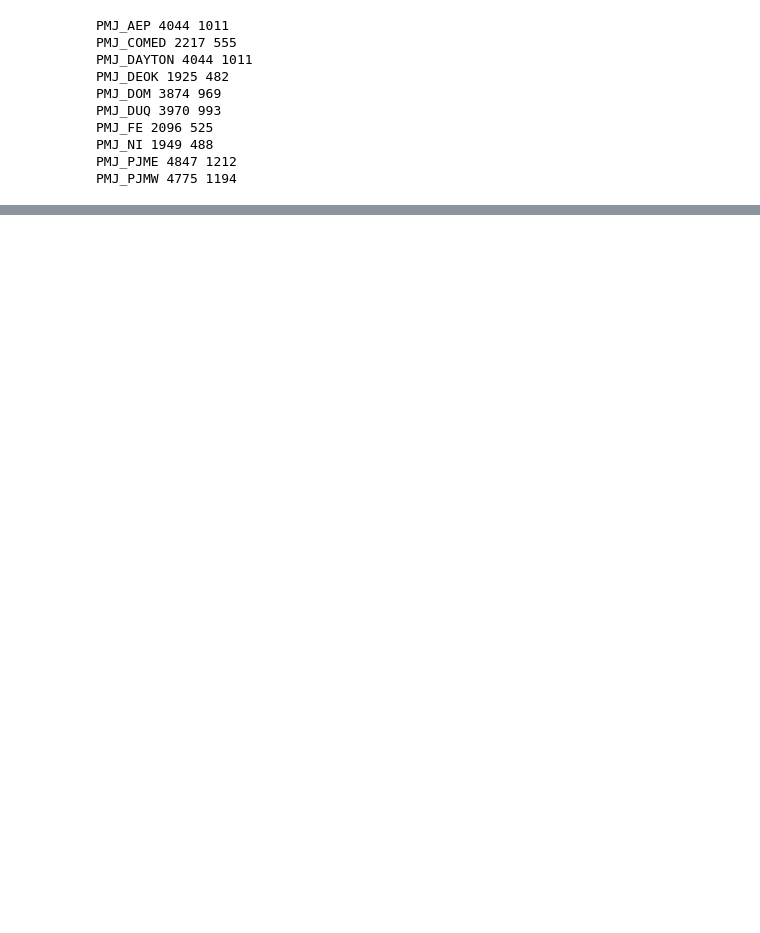
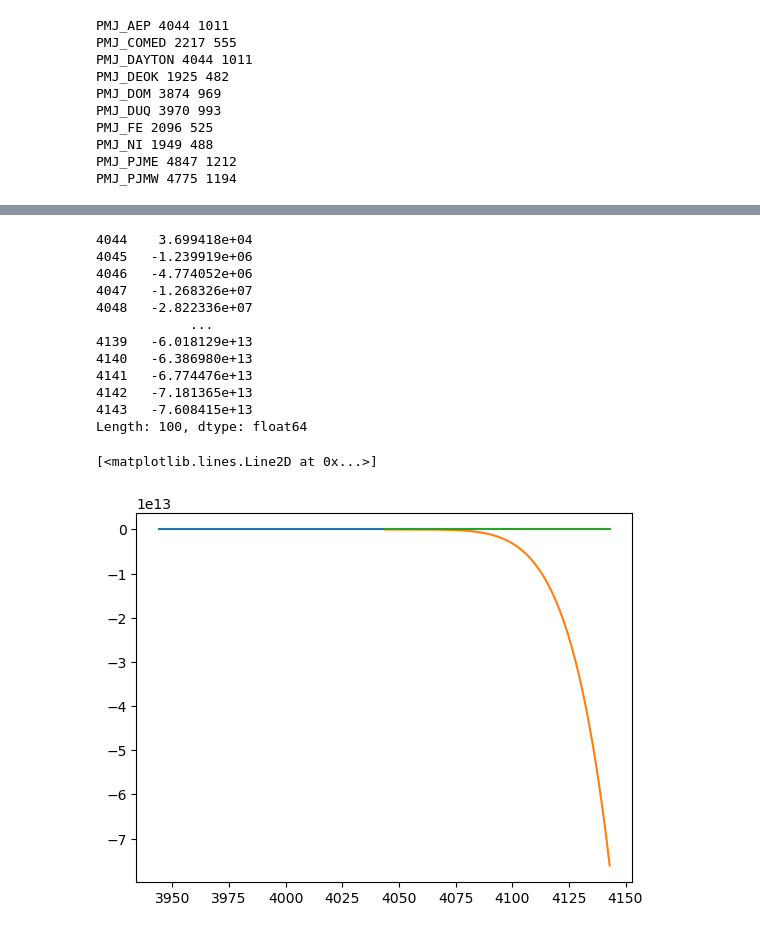
Before and after one commit to qja1998/co2_forecast, a Jupyter notebook: ARIMA/train.ipynb, the cells around one changed output, grey strips where cells are left out. Saved outputs shown, nothing was run; the diff lists cells and outputs as text; code cells hidden in the pictures; blank space fills up the shorter version.

```diff
--- a/ARIMA/train.ipynb
+++ b/ARIMA/train.ipynb
@@ -111,0 +141,2 @@ pd.concat([tmp_data, forecast])
+# %%
+tmp_data_test, t, scaler = val_data_list[0]
@@ -132,0 +168,21 @@ Name: 0, Length: 1011, dtype: float64
+# %%
+
+print(forecast)
+plt.plot(tmp_diff1[-100:])
+plt.plot(forecast, label='forecast')
+plt.plot(list(forecast.index), tmp_data_test[:len(forecast)])
+# %% [output]
+4044    3.699418e+04
+4045   -1.239919e+06
+4046   -4.774052e+06
+4047   -1.268326e+07
+4048   -2.822336e+07
+            ...
+4139   -6.018129e+13
+4140   -6.386980e+13
+4141   -6.774476e+13
+4142   -7.181365e+13
+4143   -7.608415e+13
+Length: 100, dtype: float64
+[<matplotlib.lines.Line2D at 0x...>]
+[figure, added]
```
Also changed, not shown: parts of 14 cells of this notebook, 4 other files.
